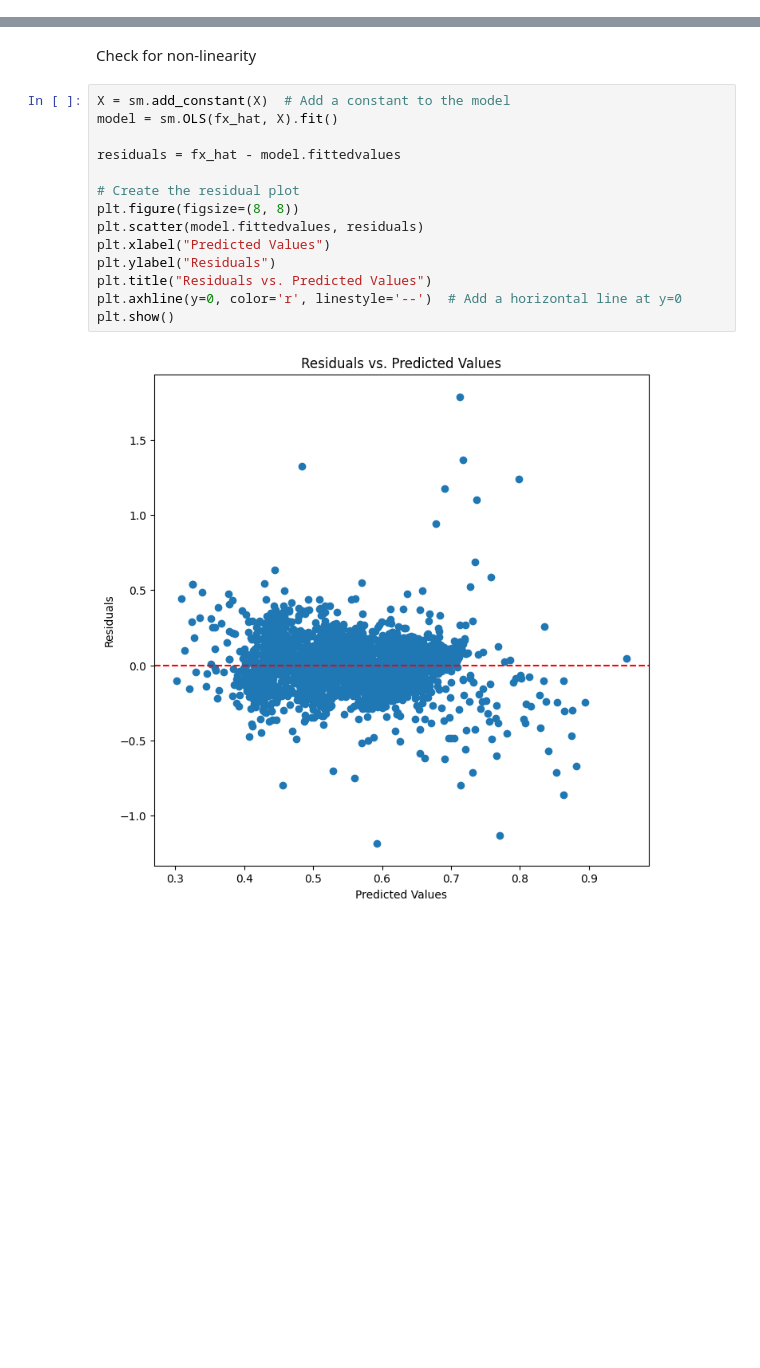
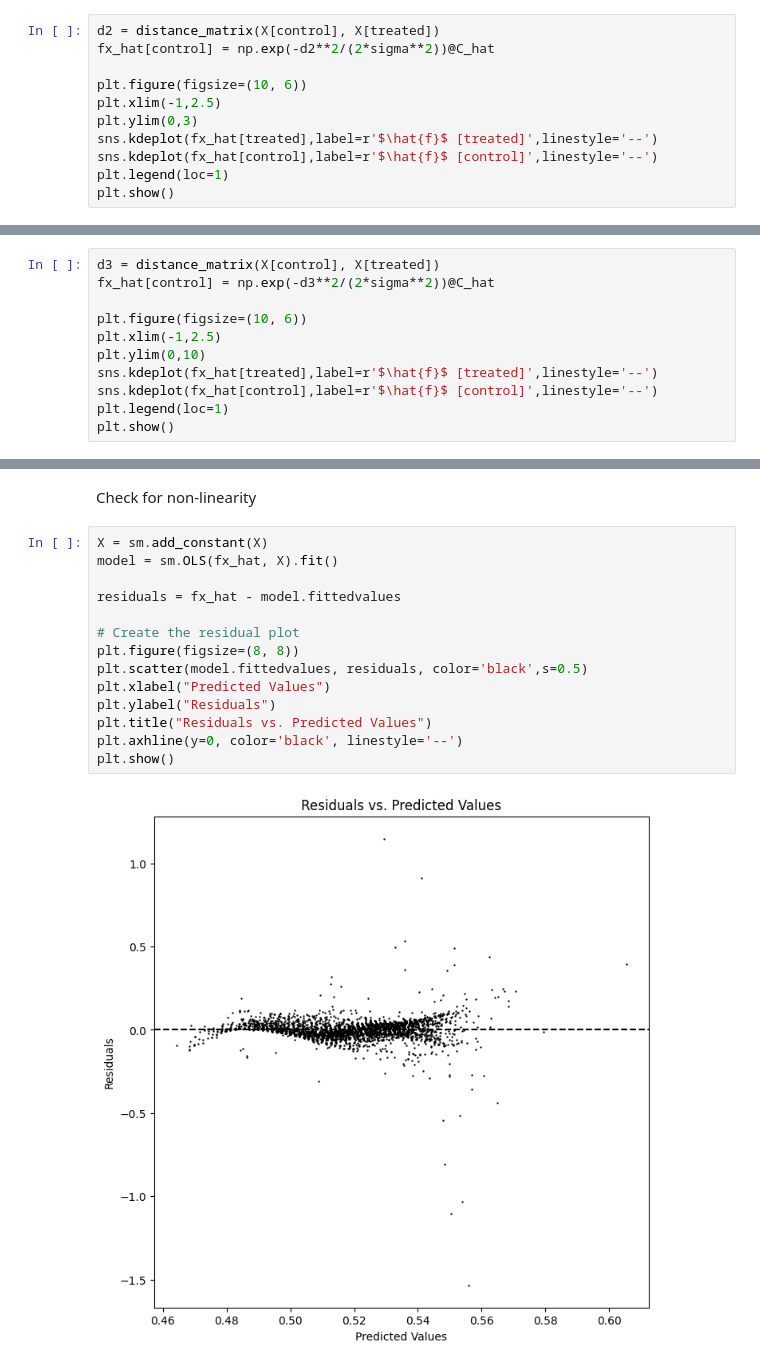
Before and after one commit to lujie-zhou/network_rkhs, a Jupyter notebook: Cai_et_al_2015/replication.ipynb, the cells around one changed output, grey strips where cells are left out. Drawn from its saved outputs; the diff is of its cells as text; blank space fills up the shorter version.

```diff
--- a/Cai_et_al_2015/replication.ipynb
+++ b/Cai_et_al_2015/replication.ipynb
@@ -247,0 +323,11 @@ plt.show()
+# %%
+d2 = distance_matrix(X[control], X[treated])
+fx_hat[control] = np.exp(-d2**2/(2*sigma**2))@C_hat
+
+plt.figure(figsize=(10, 6))
+plt.xlim(-1,2.5)
+plt.ylim(0,3)
+sns.kdeplot(fx_hat[treated],label=r'$\hat{f}$ [treated]',linestyle='--')
+sns.kdeplot(fx_hat[control],label=r'$\hat{f}$ [control]',linestyle='--')
+plt.legend(loc=1)
+plt.show()
@@ -247,0 +410,11 @@ plt.show()
+# %%
+d3 = distance_matrix(X[control], X[treated])
+fx_hat[control] = np.exp(-d3**2/(2*sigma**2))@C_hat
+
+plt.figure(figsize=(10, 6))
+plt.xlim(-1,2.5)
+plt.ylim(0,10)
+sns.kdeplot(fx_hat[treated],label=r'$\hat{f}$ [treated]',linestyle='--')
+sns.kdeplot(fx_hat[control],label=r'$\hat{f}$ [control]',linestyle='--')
+plt.legend(loc=1)
+plt.show()
@@ -248,19 +423,19 @@ plt.show()
 # %% [markdown]
 Check for non-linearity
 # %%
-X = sm.add_constant(X)  # Add a constant to the model
+X = sm.add_constant(X)
 model = sm.OLS(fx_hat, X).fit()
 
 residuals = fx_hat - model.fittedvalues
 
 # Create the residual plot
 plt.figure(figsize=(8, 8))
-plt.scatter(model.fittedvalues, residuals)
+plt.scatter(model.fittedvalues, residuals, color='black',s=0.5)
 plt.xlabel("Predicted Values")
 plt.ylabel("Residuals")
 plt.title("Residuals vs. Predicted Values")
-plt.axhline(y=0, color='r', linestyle='--')  # Add a horizontal line at y=0
+plt.axhline(y=0, color='black', linestyle='--')
 plt.show()
 # %% [output]
-[figure, old version]
+[figure, new version]
 # %%
```
Also changed, not shown: parts of 12 cells of this notebook.
